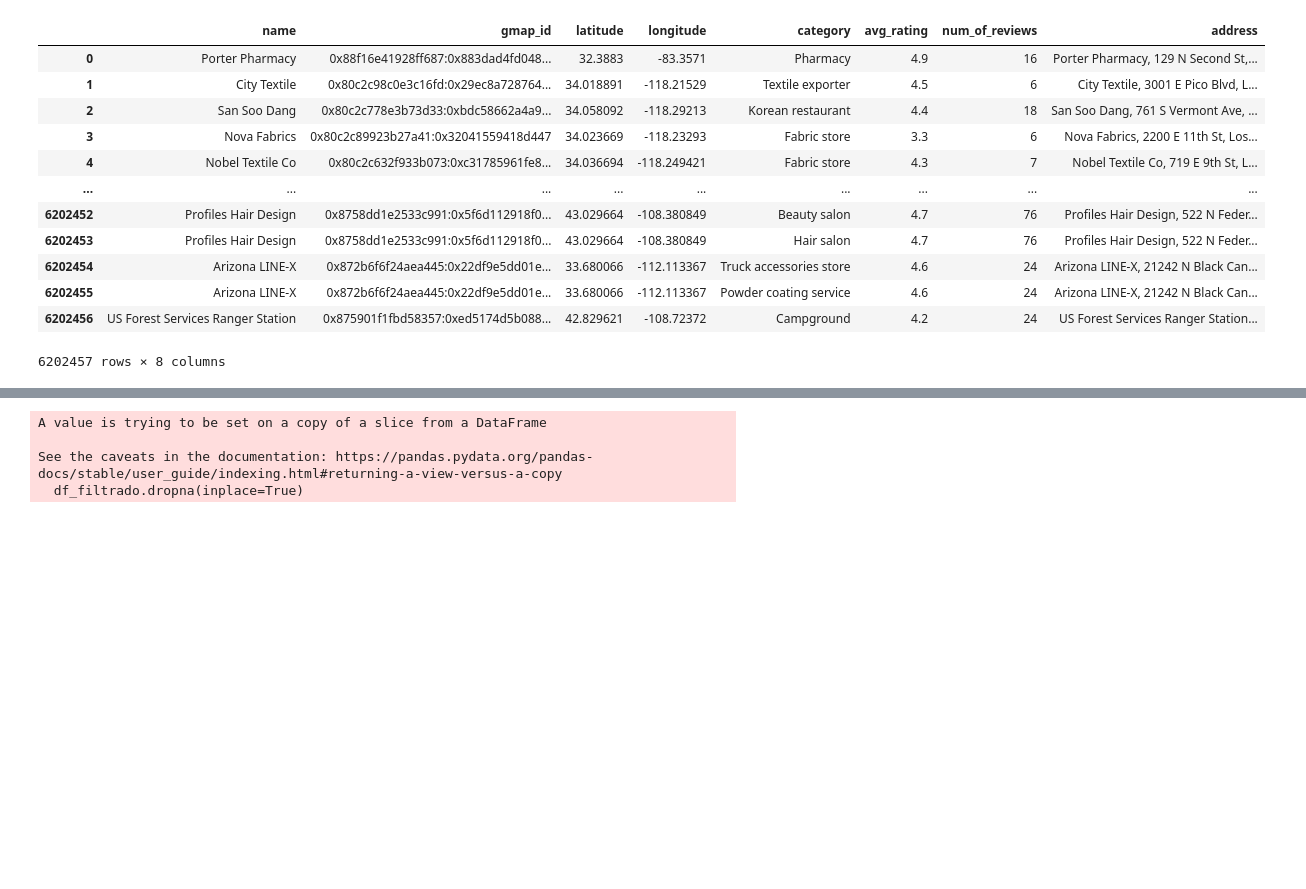
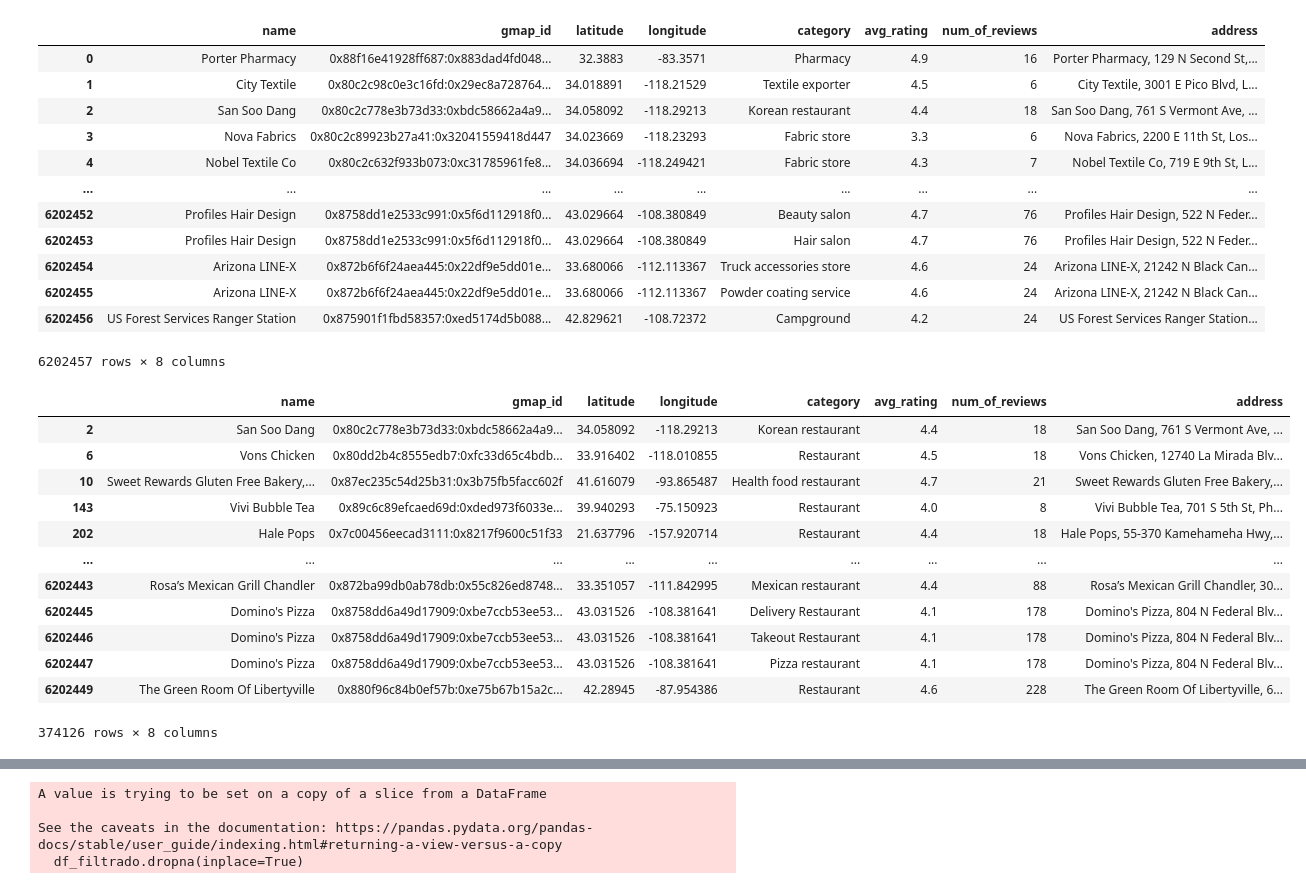
Before and after one commit to Agusherbo/ProyectoG4-Google_Yelp, a Jupyter notebook: Notebooks/Google.ipynb, the cells around one changed output, grey strips where cells are left out. Cells and saved outputs as stored; diff of their text form; code cells hidden in the pictures; blank space fills up the shorter version.

```diff
--- a/Notebooks/Google.ipynb
+++ b/Notebooks/Google.ipynb
@@ -98,3 +98,21 @@ df_4
 | 6202455 | Arizona LINE-X | 0x872b6f6f24aea445:0x22df9e5dd01e... | 33.680066 | -112.113367 | Powder coating service | 4.6 | 24 | Arizona LINE-X, 21242 N Black Can... |
 | 6202456 | US Forest Services Ranger Station | 0x875901f1fbd58357:0xed5174d5b088... | 42.829621 | -108.72372 | Campground | 4.2 | 24 | US Forest Services Ranger Station... |
 6202457 rows × 8 columns
+# %%
+restaurant_filter = df_4['category'].str.contains('restaurant', case=False, na=False)
+restaurantes = df_4[restaurant_filter]
+restaurantes
+# %% [output]
+|  | name | gmap_id | latitude | longitude | category | avg_rating | num_of_reviews | address |
+| 2 | San Soo Dang | 0x80c2c778e3b73d33:0xbdc58662a4a9... | 34.058092 | -118.29213 | Korean restaurant | 4.4 | 18 | San Soo Dang, 761 S Vermont Ave, ... |
+| 6 | Vons Chicken | 0x80dd2b4c8555edb7:0xfc33d65c4bdb... | 33.916402 | -118.010855 | Restaurant | 4.5 | 18 | Vons Chicken, 12740 La Mirada Blv... |
+| 10 | Sweet Rewards Gluten Free Bakery,... | 0x87ec235c54d25b31:0x3b75fb5facc602f | 41.616079 | -93.865487 | Health food restaurant | 4.7 | 21 | Sweet Rewards Gluten Free Bakery,... |
+| 143 | Vivi Bubble Tea | 0x89c6c89efcaed69d:0xded973f6033e... | 39.940293 | -75.150923 | Restaurant | 4.0 | 8 | Vivi Bubble Tea, 701 S 5th St, Ph... |
+| 202 | Hale Pops | 0x7c00456eecad3111:0x8217f9600c51f33 | 21.637796 | -157.920714 | Restaurant | 4.4 | 18 | Hale Pops, 55-370 Kamehameha Hwy,... |
+| ... | ... | ... | ... | ... | ... | ... | ... | ... |
+| 6202443 | Rosa’s Mexican Grill Chandler | 0x872ba99db0ab78db:0x55c826ed8748... | 33.351057 | -111.842995 | Mexican restaurant | 4.4 | 88 | Rosa’s Mexican Grill Chandler, 30... |
+| 6202445 | Domino's Pizza | 0x8758dd6a49d17909:0xbe7ccb53ee53... | 43.031526 | -108.381641 | Delivery Restaurant | 4.1 | 178 | Domino's Pizza, 804 N Federal Blv... |
+| 6202446 | Domino's Pizza | 0x8758dd6a49d17909:0xbe7ccb53ee53... | 43.031526 | -108.381641 | Takeout Restaurant | 4.1 | 178 | Domino's Pizza, 804 N Federal Blv... |
+| 6202447 | Domino's Pizza | 0x8758dd6a49d17909:0xbe7ccb53ee53... | 43.031526 | -108.381641 | Pizza restaurant | 4.1 | 178 | Domino's Pizza, 804 N Federal Blv... |
+| 6202449 | The Green Room Of Libertyville | 0x880f96c84b0ef57b:0xe75b67b15a2c... | 42.28945 | -87.954386 | Restaurant | 4.6 | 228 | The Green Room Of Libertyville, 6... |
+374126 rows × 8 columns
```
Also changed, not shown: parts of 28 cells of this notebook, 4 other files.
